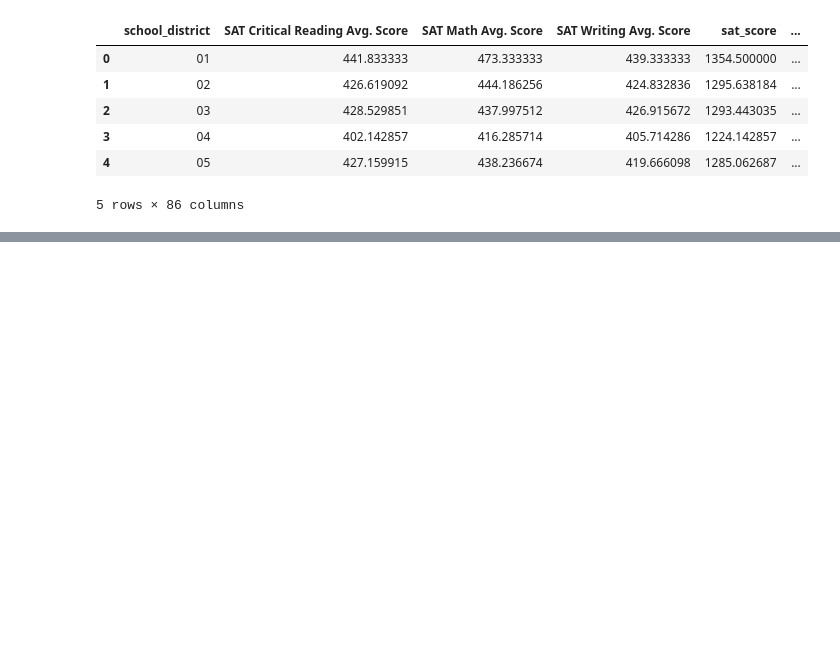
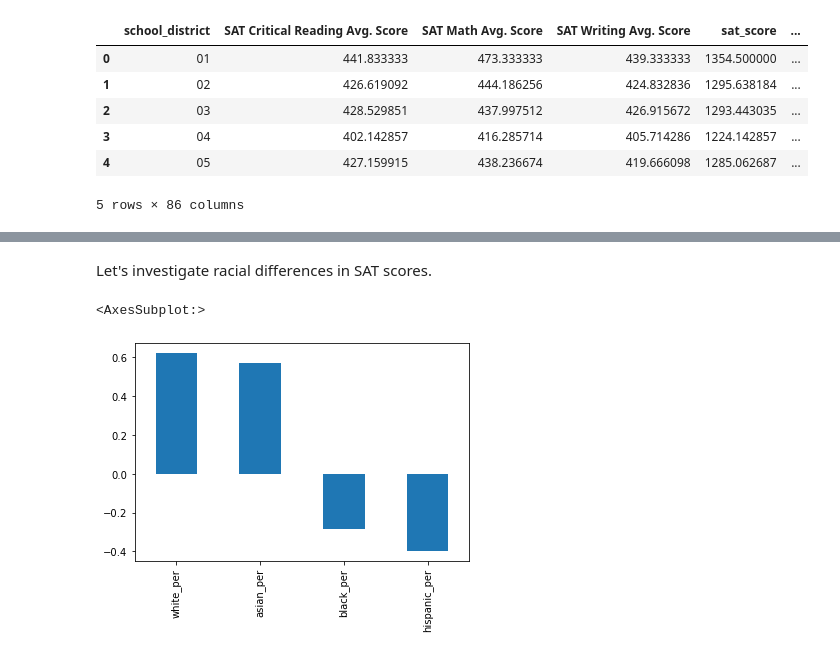
Before and after one commit to felixodette/NYC-Educational-Data-Analysis, a Jupyter notebook: Analysis.ipynb, the cells around one changed output, grey strips where cells are left out. Cells and saved outputs as stored; diff of their text form; code cells hidden in the pictures; blank space fills up the shorter version.

```diff
--- a/Analysis.ipynb
+++ b/Analysis.ipynb
@@ -563,0 +619,8 @@ districts.head()
+# %% [markdown]
+Let's investigate racial differences in SAT scores.
+# %%
+race_fields = ["white_per", "asian_per", "black_per", "hispanic_per"]
+combined.corr()['sat_score'][race_fields].plot.bar()
+# %% [output]
+<AxesSubplot:>
+[figure, added]
```
Also changed, not shown: parts of 23 cells of this notebook.
